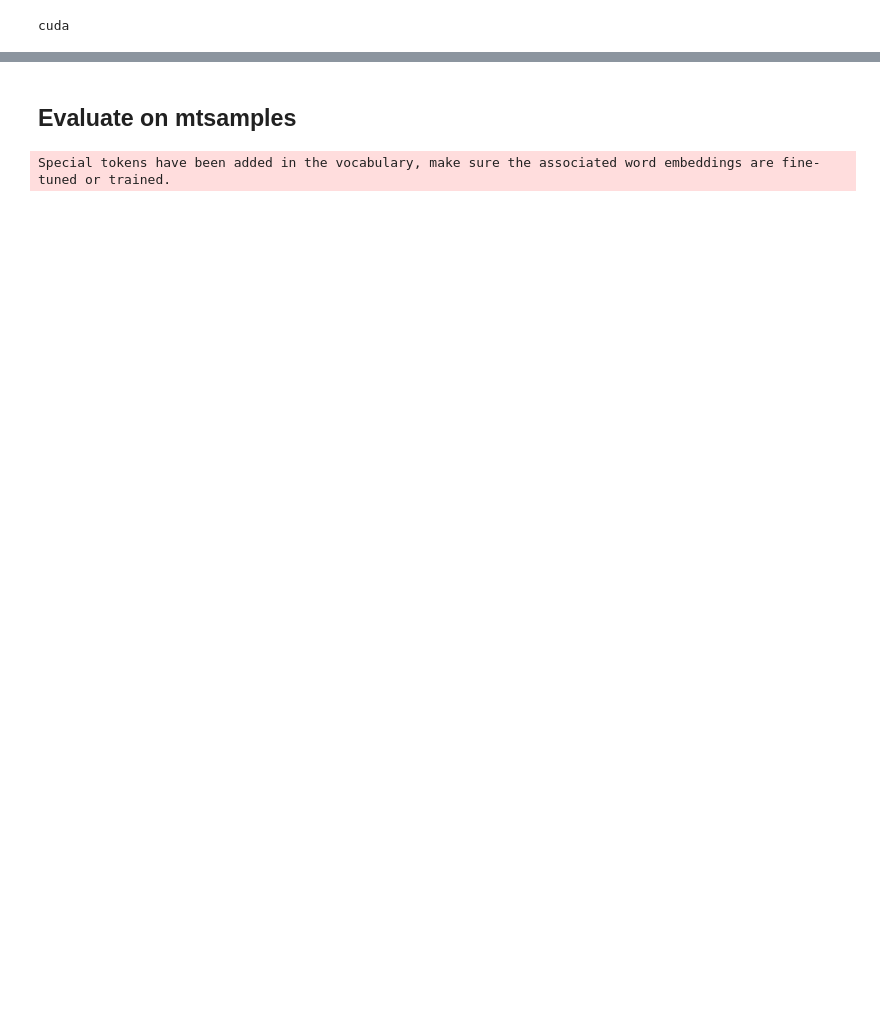
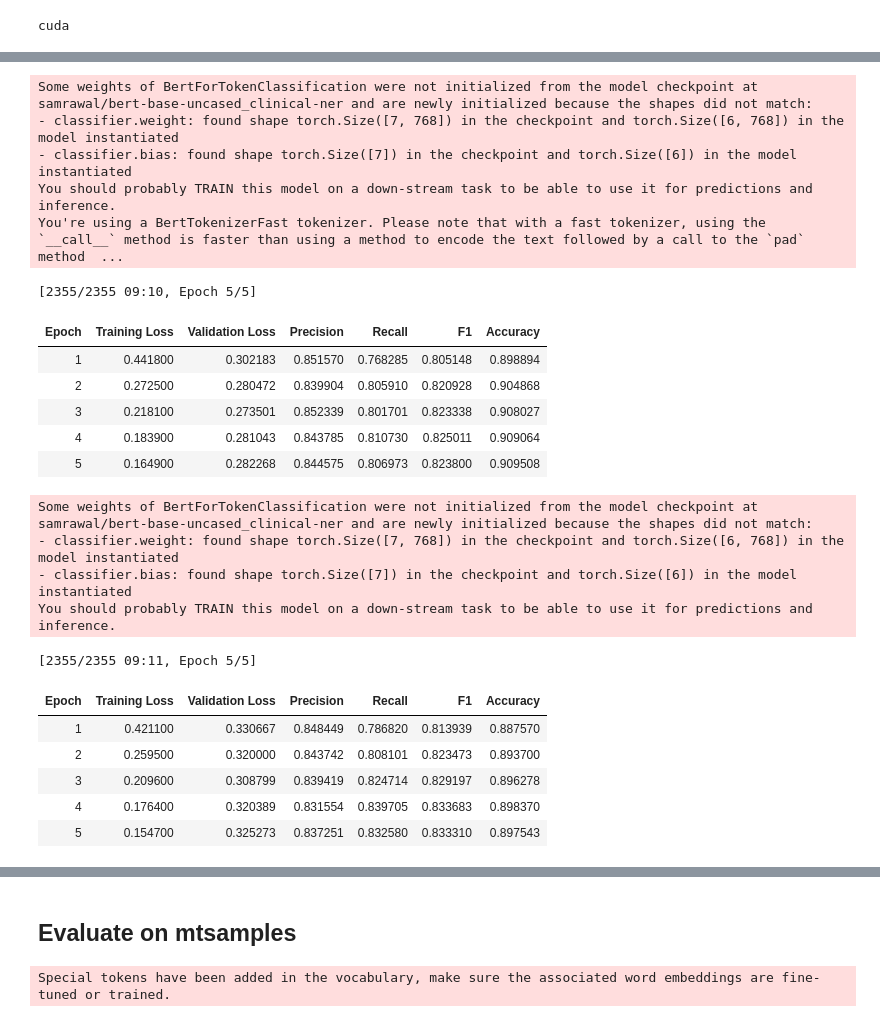
Before and after one commit to lara-ozyegen/MRP_MedHighlight, a Jupyter notebook: notebooks/trainer_clinical_bert.ipynb, the cells around one changed output, grey strips where cells are left out. Saved outputs shown, nothing was run; the diff lists cells and outputs as text; code cells hidden in the pictures; blank space fills up the shorter version.

```diff
--- a/notebooks/trainer_clinical_bert.ipynb
+++ b/notebooks/trainer_clinical_bert.ipynb
@@ -89,3 +113,0 @@ sum(test_dataset['tag'].map(lambda x: ast.literal_eval(x)).map(lambda x: len(x))
-# %%
-
-dataset = load_dataset('csv', data_files={'train': 'data/processed/phee/ace/final_train.csv', 'validation': 'data/processed/phee/ace/final_dev.csv', 'test': 'data/processed/phee/ace/final_test.csv'})
@@ -272,0 +255,77 @@ dataset['validation']['sentence'][0]
+# %%
+dataset_name = 'phee'
+for i in range(5):
+    dataset = load_dataset('csv', data_files={'train': f'data/processed/{dataset_name}/fold{i}/train.csv', 'test': f'data/processed/{dataset_name}/fold{i}/test.csv'})
+    for file_type in ['train', 'test']:
+        dataset[file_type] = dataset[file_type].map(transform)
+
+
+    tokenized_datasets = dataset.map(
+    lambda examples: tokenize_and_align_labels_wrapper(examples, tokenizer),
+    batched=True,
+    remove_columns=dataset['train'].column_names)
+
+    # word ids of the tokenized test set to find the original words
+    test_sentences = dataset['test']['sentence']
+    test_word_ids = []
+    for sentence in test_sentences:
+        test_word_ids.append(tokenizer(sentence, truncation=True, is_split_into_words=True).word_ids())
+
+    model = AutoModelForTokenClassification.from_pretrained(
+    'samrawal/bert-base-uncased_clinical-ner',
+    id2label=id2label,
+    label2id=label2id,
+    ignore_mismatched_sizes=True
+    )
+
+    # Then, when setting up your Trainer:
+    monitor = TrainingMonitor()
+
+    args = TrainingArguments(
+    f"models/bert-finetuned-ner/fold{i}",
+    overwrite_output_dir=True,
+    per_device_train_batch_size=4,
+    per_device_eval_batch_size=4,
+    evaluation_strategy="epoch",
+    save_strategy="epoch",
+    load_best_model_at_end=True,
+    metric_for_best_model="f1",
+    learning_rate=1e-5,
+    num_train_epochs=5,
+    logging_strategy="epoch",
+    )
+
+    trainer = Trainer(
+        model=model,
+        args=args,
+        train_dataset=tokenized_datasets['train'],
+        eval_dataset=tokenized_datasets['test'],
+        data_collator=data_collator,
+        compute_metrics=monitor.compute_metrics_factory(test_word_ids, fold_no=i, dataset_name=dataset_name),
+        tokenizer=tokenizer,
+    )
+    trainer.train()
+# %% [output]
+Some weights of BertForTokenClassification were not initialized from the model checkpoint at samrawal/bert-base-uncased_clinical-ner and are newly initialized because the shapes did not match:
+- classifier.weight: found shape torch.Size([7, 768]) in the checkpoint and torch.Size([6, 768]) in the model instantiated
+- classifier.bias: found shape torch.Size([7]) in the checkpoint and torch.Size([6]) in the model instantiated
+You should probably TRAIN this model on a down-stream task to be able to use it for predictions and inference.
+You're using a BertTokenizerFast tokenizer. Please note that with a fast tokenizer, using the `__call__` method is faster than using a method to encode the text followed by a call to the `pad` method  ...
+[2355/2355 09:10, Epoch 5/5]
+| Epoch | Training Loss | Validation Loss | Precision | Recall | F1 | Accuracy |
+| 1 | 0.441800 | 0.302183 | 0.851570 | 0.768285 | 0.805148 | 0.898894 |
+| 2 | 0.272500 | 0.280472 | 0.839904 | 0.805910 | 0.820928 | 0.904868 |
+| 3 | 0.218100 | 0.273501 | 0.852339 | 0.801701 | 0.823338 | 0.908027 |
+| 4 | 0.183900 | 0.281043 | 0.843785 | 0.810730 | 0.825011 | 0.909064 |
+| 5 | 0.164900 | 0.282268 | 0.844575 | 0.806973 | 0.823800 | 0.909508 |
+Some weights of BertForTokenClassification were not initialized from the model checkpoint at samrawal/bert-base-uncased_clinical-ner and are newly initialized because the shapes did not match:
+- classifier.weight: found shape torch.Size([7, 768]) in the checkpoint and torch.Size([6, 768]) in the model instantiated
+- classifier.bias: found shape torch.Size([7]) in the checkpoint and torch.Size([6]) in the model instantiated
+You should probably TRAIN this model on a down-stream task to be able to use it for predictions and inference.
+[2355/2355 09:11, Epoch 5/5]
+| Epoch | Training Loss | Validation Loss | Precision | Recall | F1 | Accuracy |
+| 1 | 0.421100 | 0.330667 | 0.848449 | 0.786820 | 0.813939 | 0.887570 |
+| 2 | 0.259500 | 0.320000 | 0.843742 | 0.808101 | 0.823473 | 0.893700 |
+| 3 | 0.209600 | 0.308799 | 0.839419 | 0.824714 | 0.829197 | 0.896278 |
+| 4 | 0.176400 | 0.320389 | 0.831554 | 0.839705 | 0.833683 | 0.898370 |
+| 5 | 0.154700 | 0.325273 | 0.837251 | 0.832580 | 0.833310 | 0.897543 |
```
Also changed, not shown: parts of 34 cells of this notebook.
